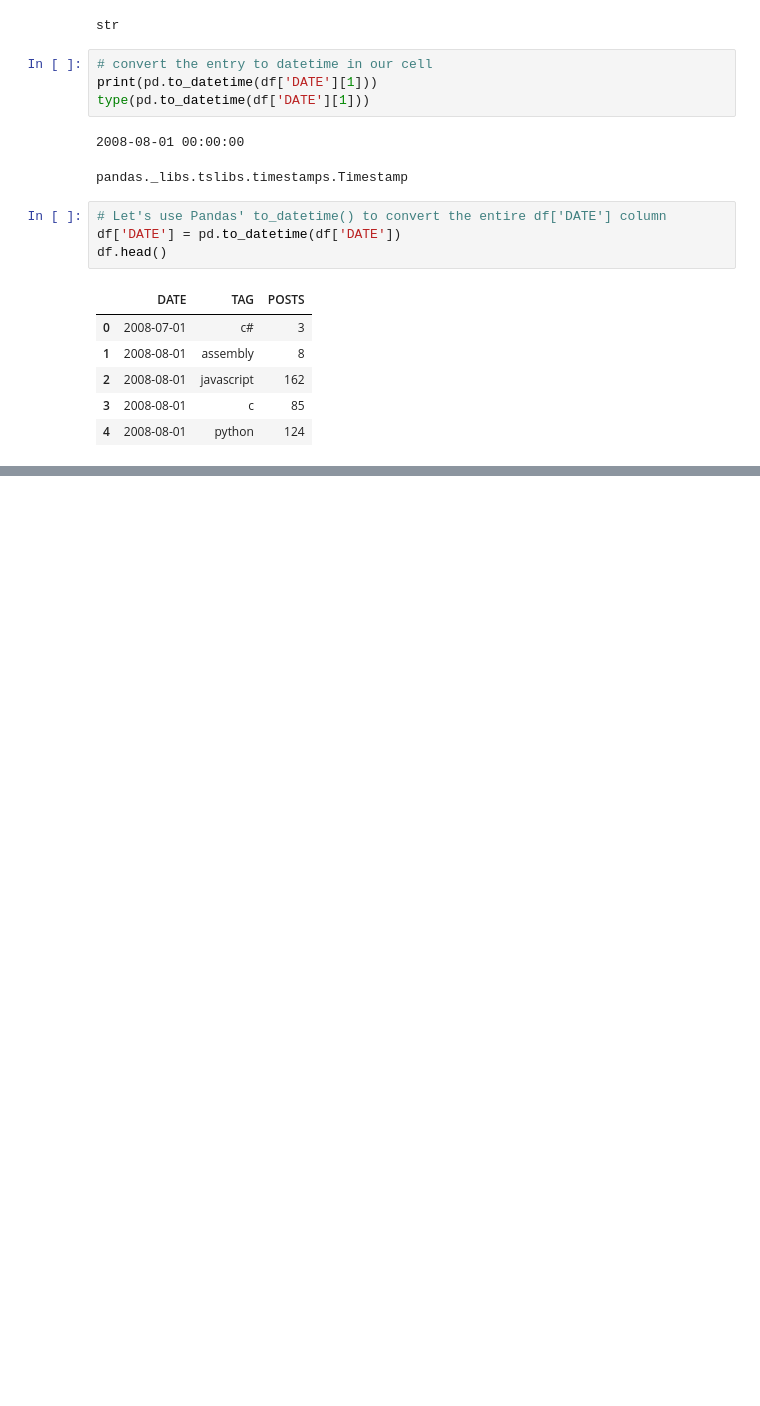
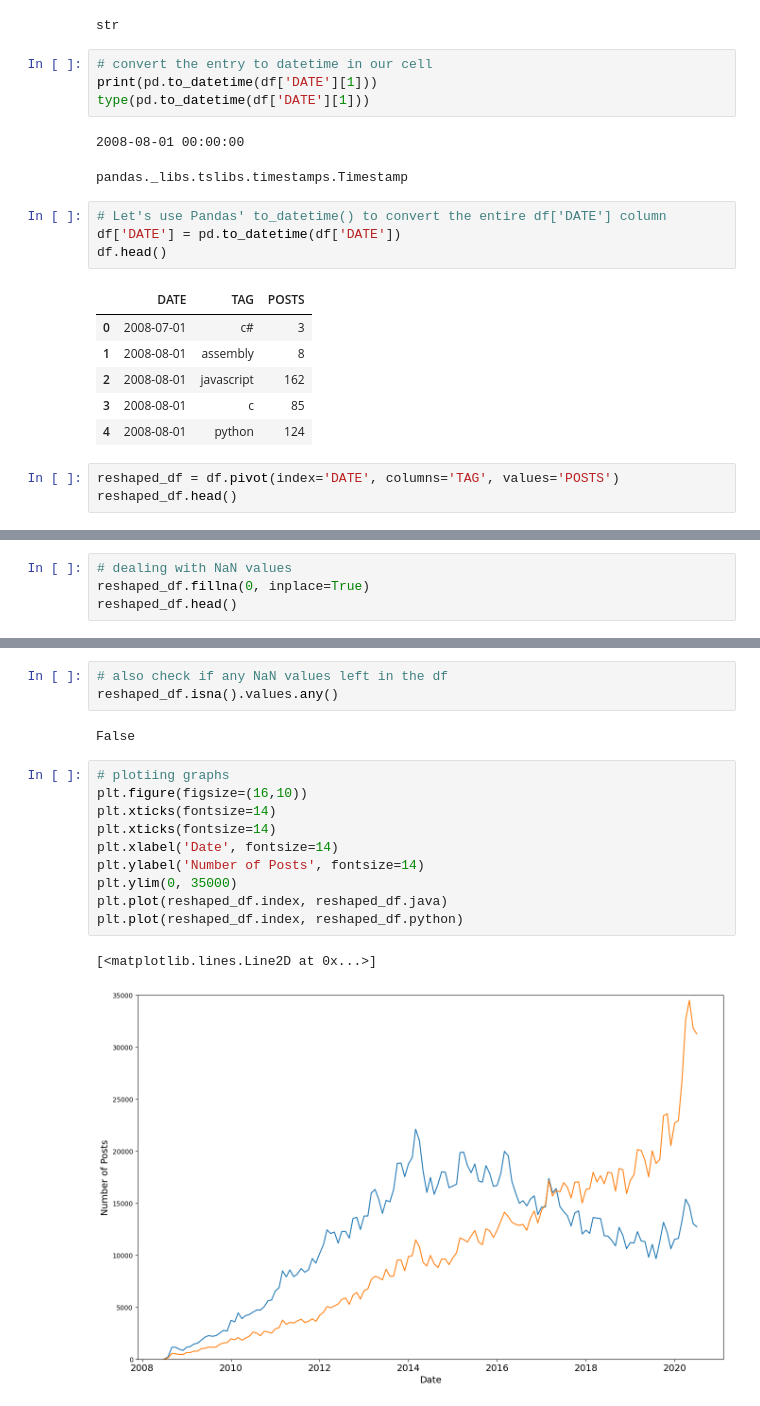
Before and after one commit to souvik119/Python100DaysOfCode, a Jupyter notebook: Data_analysis/Day72/data_visualization.ipynb, the cells around one changed output, grey strips where cells are left out. Cells and saved outputs as stored; diff of their text form; blank space fills up the shorter version.

Commit message:
Used matplotlib to plot data generated from pivot table

```diff
--- a/Data_analysis/Day72/data_visualization.ipynb
+++ b/Data_analysis/Day72/data_visualization.ipynb
@@ -103,3 +104,6 @@ df.head()
 | 2 | 2008-08-01 | javascript | 162 |
 | 3 | 2008-08-01 | c | 85 |
 | 4 | 2008-08-01 | python | 124 |
+# %%
+reshaped_df = df.pivot(index='DATE', columns='TAG', values='POSTS')
+reshaped_df.head()
@@ -105,0 +128,4 @@ df.head()
+# %%
+# dealing with NaN values
+reshaped_df.fillna(0, inplace=True)
+reshaped_df.head()
@@ -105,0 +140,18 @@ df.head()
+# %%
+# also check if any NaN values left in the df
+reshaped_df.isna().values.any()
+# %% [output]
+False
+# %%
+# plotiing graphs
+plt.figure(figsize=(16,10))
+plt.xticks(fontsize=14)
+plt.xticks(fontsize=14)
+plt.xlabel('Date', fontsize=14)
+plt.ylabel('Number of Posts', fontsize=14)
+plt.ylim(0, 35000)
+plt.plot(reshaped_df.index, reshaped_df.java)
+plt.plot(reshaped_df.index, reshaped_df.python)
+# %% [output]
+[<matplotlib.lines.Line2D at 0x...>]
+[figure, added]
```
Also changed, not shown: parts of 8 cells of this notebook.
